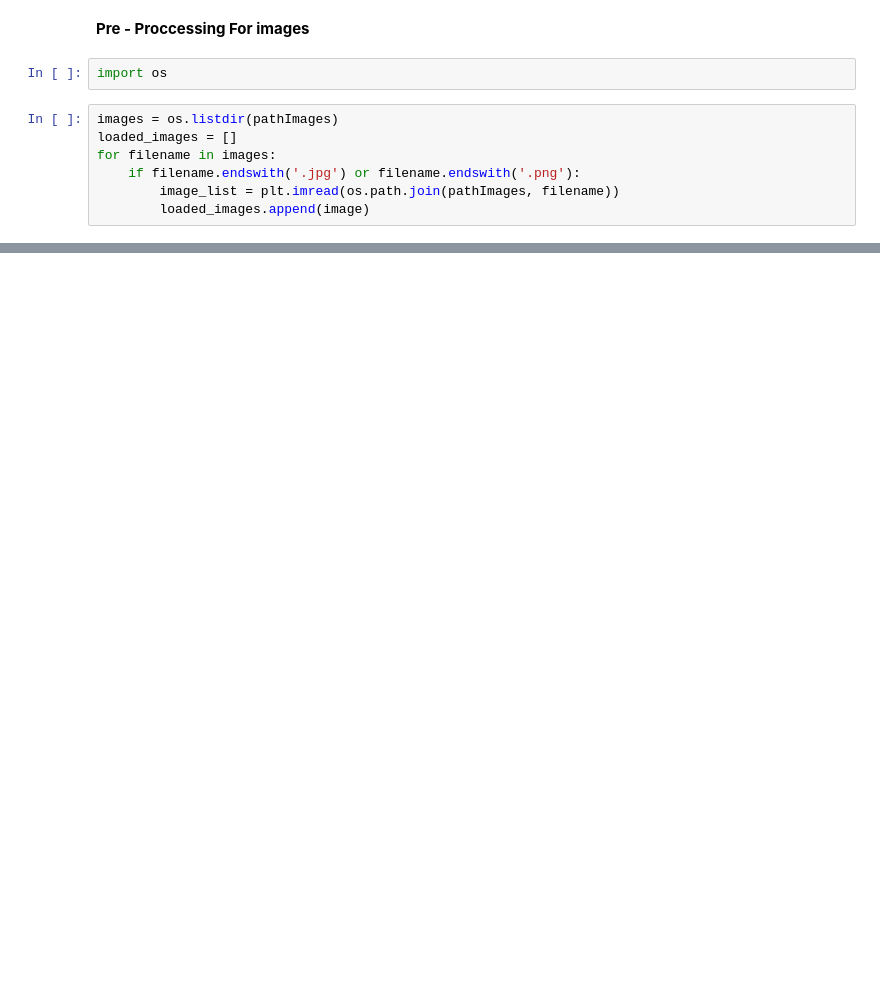
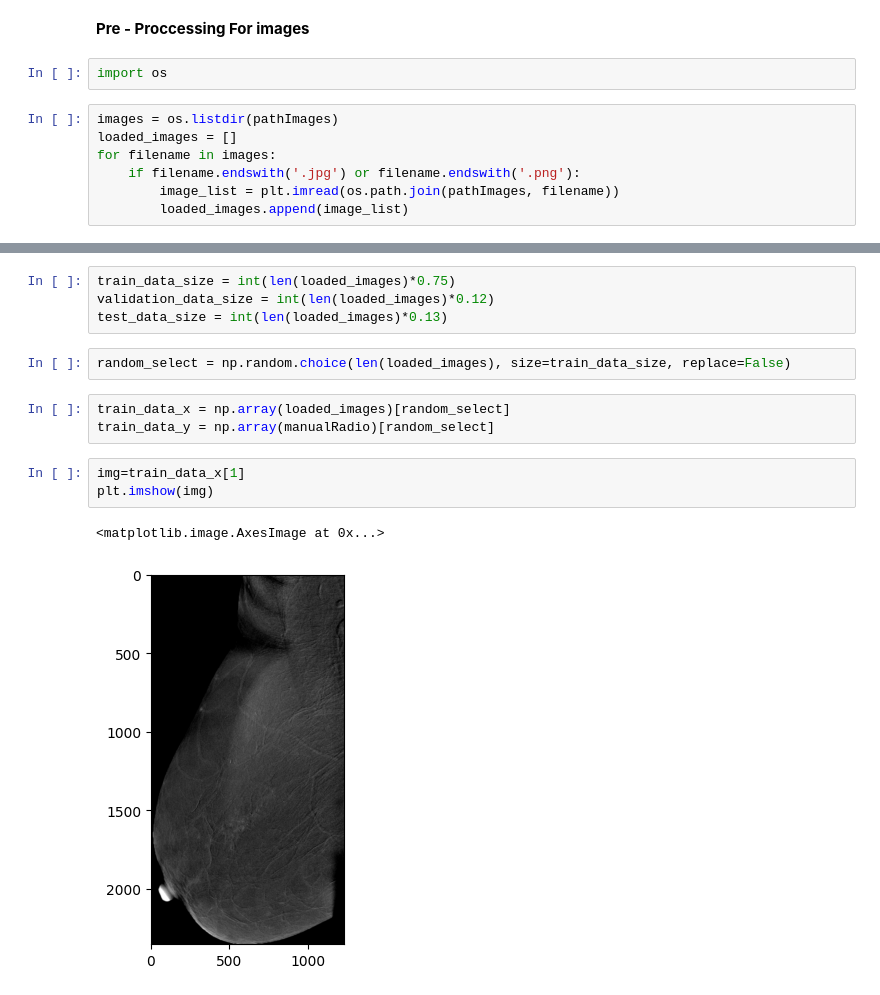
Before and after one commit to RexGod/DataMining_Pgu_Nueral_Network, a Jupyter notebook: finalProject.ipynb, the cells around one changed output, grey strips where cells are left out. Drawn from its saved outputs; the diff is of its cells as text; blank space fills up the shorter version.

```diff
--- a/finalProject.ipynb
+++ b/finalProject.ipynb
@@ -100,4 +102,4 @@ loaded_images = []
 for filename in images:
     if filename.endswith('.jpg') or filename.endswith('.png'):
         image_list = plt.imread(os.path.join(pathImages, filename))
-        loaded_images.append(image)
+        loaded_images.append(image_list)
@@ -147,3 +149,18 @@ manualRadio.head()
 | 5 | P2_R_CM_MLO | 2 | R | CESM | 31 | _ | 3 | Multiple homogenously enhancing m... | MLO | ... |
 | 8 | P2_L_CM_CC | 2 | L | CESM | 31 | _ | 2 | Flap with no enhancement | CC | ... |
 | 9 | P2_L_CM_MLO | 2 | L | CESM | 31 | _ | 2 | Flap with no enhancement | MLO | ... |
+# %%
+train_data_size = int(len(loaded_images)*0.75)
+validation_data_size = int(len(loaded_images)*0.12)
+test_data_size = int(len(loaded_images)*0.13)
+# %%
+random_select = np.random.choice(len(loaded_images), size=train_data_size, replace=False)
+# %%
+train_data_x = np.array(loaded_images)[random_select]
+train_data_y = np.array(manualRadio)[random_select]
+# %%
+img=train_data_x[1]
+plt.imshow(img)
+# %% [output]
+<matplotlib.image.AxesImage at 0x...>
+[figure, added]
```
Also changed, not shown: parts of 8 cells of this notebook.
